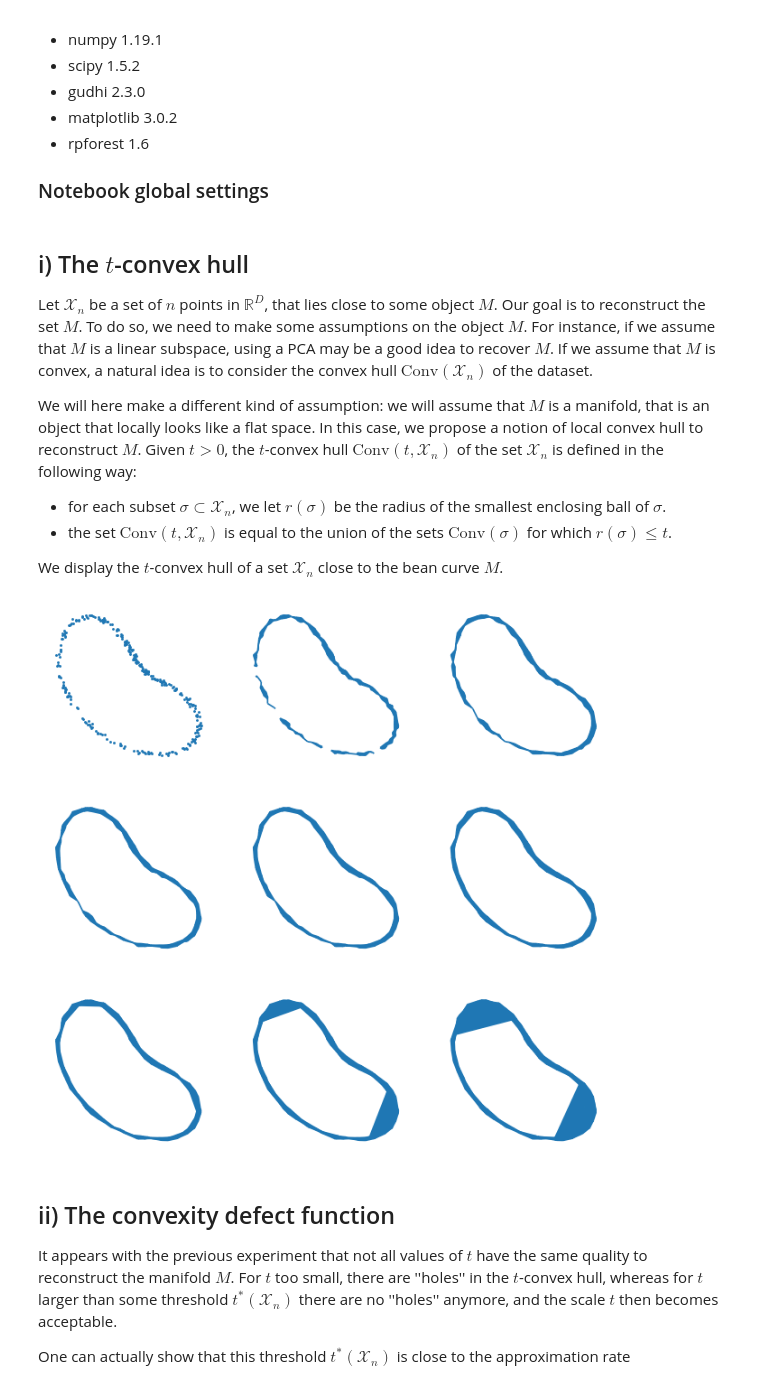
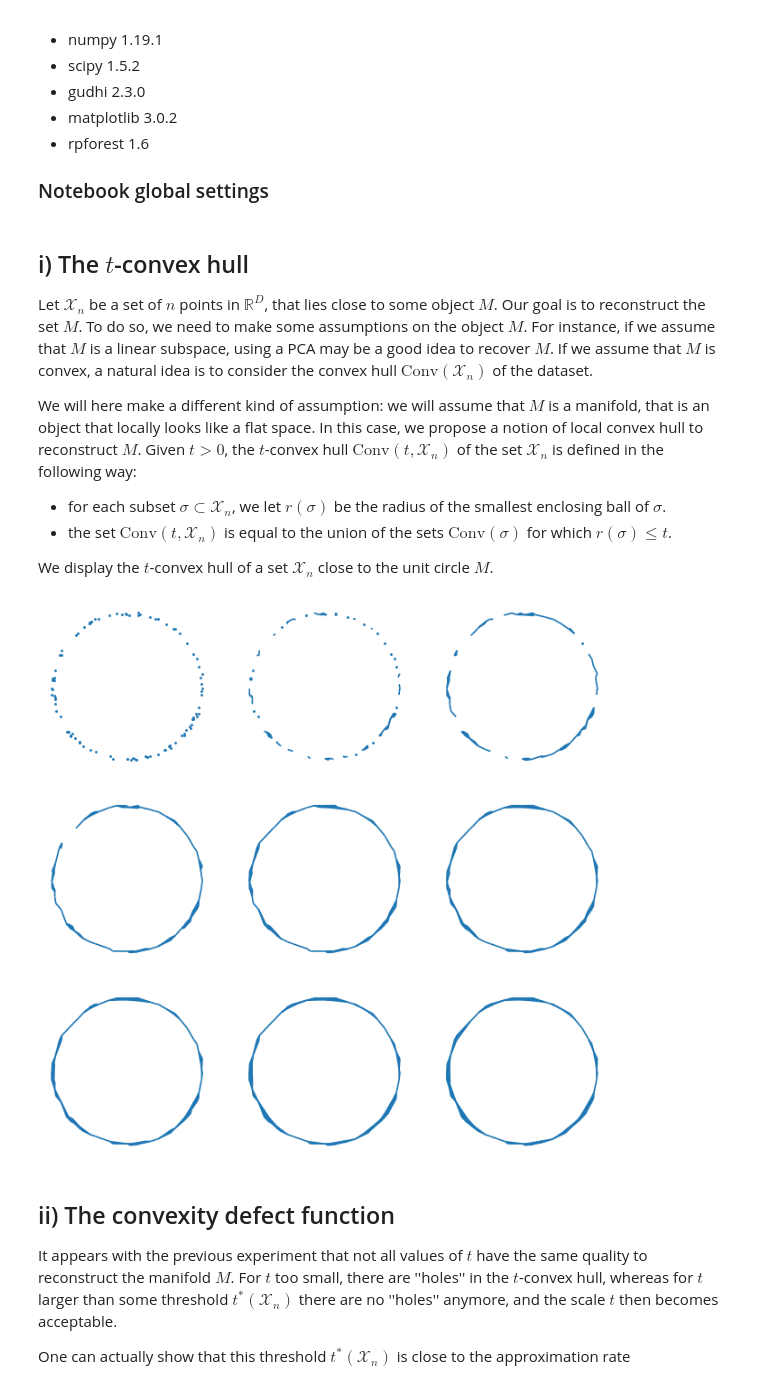
Before and after one commit to vincentdivol/local-convex-hull, a Jupyter notebook: local_convex_hull.ipynb, the cells around one changed output. Drawn from its saved outputs; the diff is of its cells as text; code cells hidden in the pictures.

```diff
--- a/local_convex_hull.ipynb
+++ b/local_convex_hull.ipynb
@@ -22,7 +22,7 @@ We will here make a different kind of assumption: we will assume that $M$ is a m
  - for each subset $\sigma\subset \mathcal{X}_n$, we let $r(\sigma)$ be the radius of the smallest enclosing ball of $\sigma$.
  - the set $\mathrm{Conv}(t,\mathcal{X}_n)$ is equal to the union of the sets $\mathrm{Conv}(\sigma)$ for which $r(\sigma)\leq t$.
 
-We display the $t$-convex hull of a set $\mathcal{X}_n$ close to the bean curve $M$.
+We display the $t$-convex hull of a set $\mathcal{X}_n$ close to the unit circle $M$.
 # %%
 import numpy as np
 import gudhi as gd
@@ -31,33 +31,33 @@ from utils import *
 import matplotlib.pyplot as plt
 
 
-n = 300
+n = 100
 gam = 0.02 # The noise level
-X = sample_bean(n) + gam*np.random.uniform(low = -1, high = 1, size = (n,2))
+X = sample_circle(n) + gam*np.random.uniform(low = -1, high = 1, size = (n,2))
 # %%
 # The different scales t displayed
 K = 3
 tmax = 0.3
 scales = np.linspace(0, tmax, K**2)
 
 # The local convex hull is built by computing the alpha complex of the set
 alpha_complex = gd.AlphaComplex(points = X)
 simplex_tree = alpha_complex.create_simplex_tree()
 simplexes = simplex_tree.get_filtration()
 
 fig, ax = plt.subplots(K, K, figsize = (10,10), dpi = 80, frameon = False)
 xmax = 1.1
-xmin = -0.4
+xmin = -1.1
 lim_x = [xmin, xmax]
 lim_y = [xmin, xmax]
 for i in range(K):
     for j in range(K):
         add_t_hull(ax[i,j], X, simplex_tree, scales[K*i+j])
         ax[i,j].set_xlim(lim_x)
         ax[i,j].set_ylim(lim_y)
 plt.show()
 # %% [output]
-[figure, old version]
+[figure, new version]
 # %% [markdown]
 ## ii) The convexity defect function
 
```
Also changed, not shown: parts of 5 cells of this notebook.
